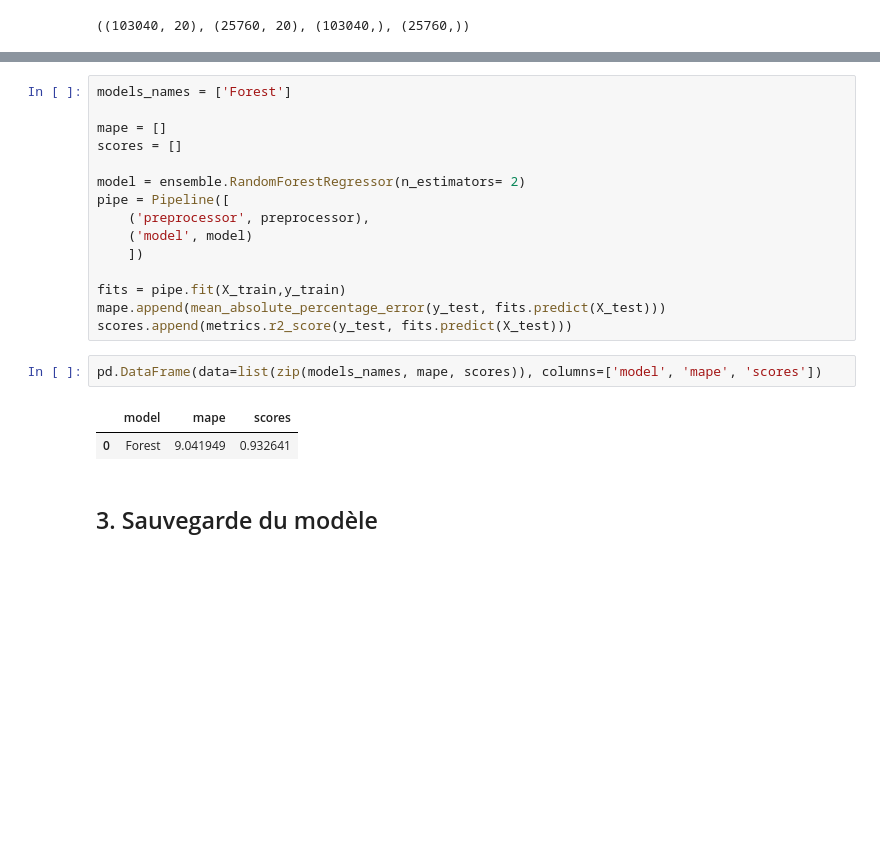
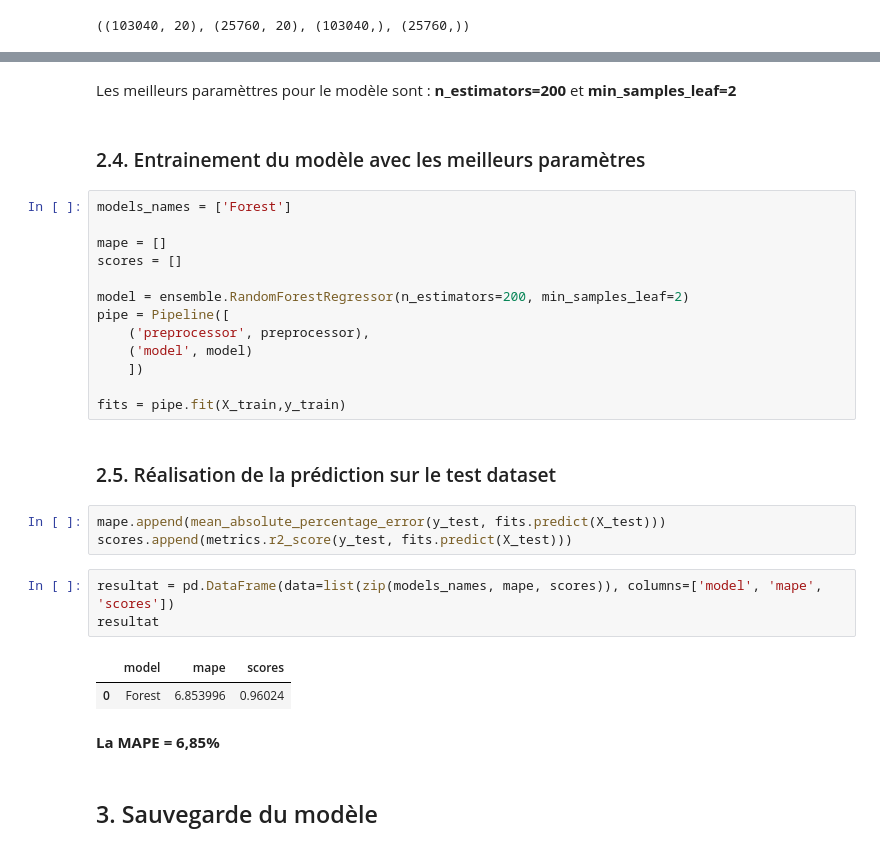
Before and after one commit to lyes1/projet_data_automobile, a Jupyter notebook: 4_FinalData_exploration_Modeling.ipynb, the cells around one changed output, grey strips where cells are left out. Cells and saved outputs as stored; diff of their text form; blank space fills up the shorter version.

Commit message:
Finalisation de l'entrainement

```diff
--- a/4_FinalData_exploration_Modeling.ipynb
+++ b/4_FinalData_exploration_Modeling.ipynb
@@ -754,23 +708,33 @@ os.system('say cacacacacacacacacaca')
+# %% [markdown]
+Les meilleurs paramèttres pour le modèle sont :  **n_estimators=200** et **min_samples_leaf=2**
+# %% [markdown]
+### 2.4. Entrainement du modèle avec les meilleurs paramètres
 # %%
 models_names = ['Forest']
 
 mape = []
 scores = []
 
-model = ensemble.RandomForestRegressor(n_estimators= 2)
+model = ensemble.RandomForestRegressor(n_estimators=200, min_samples_leaf=2)
 pipe = Pipeline([
     ('preprocessor', preprocessor),
     ('model', model)
     ])
 
 fits = pipe.fit(X_train,y_train)
-mape.append(mean_absolute_percentage_error(y_test, fits.predict(X_test)))
-scores.append(metrics.r2_score(y_test, fits.predict(X_test)))
+# %% [markdown]
+### 2.5. Réalisation de la prédiction sur le test dataset
+# %%
+mape.append(mean_absolute_percentage_error(y_test, fits.predict(X_test)))
+scores.append(metrics.r2_score(y_test, fits.predict(X_test)))
 # %%
-pd.DataFrame(data=list(zip(models_names, mape, scores)), columns=['model', 'mape', 'scores'])
+resultat = pd.DataFrame(data=list(zip(models_names, mape, scores)), columns=['model', 'mape', 'scores'])
+resultat
 # %% [output]
 |  | model | mape | scores |
-| 0 | Forest | 9.041949 | 0.932641 |
+| 0 | Forest | 6.853996 | 0.96024 |
+# %% [markdown]
+**La MAPE = 6,85%**
 # %% [markdown]
 ## 3. Sauvegarde du modèle
 # %%
```
Also changed, not shown: parts of 16 cells of this notebook, 2 other files.
